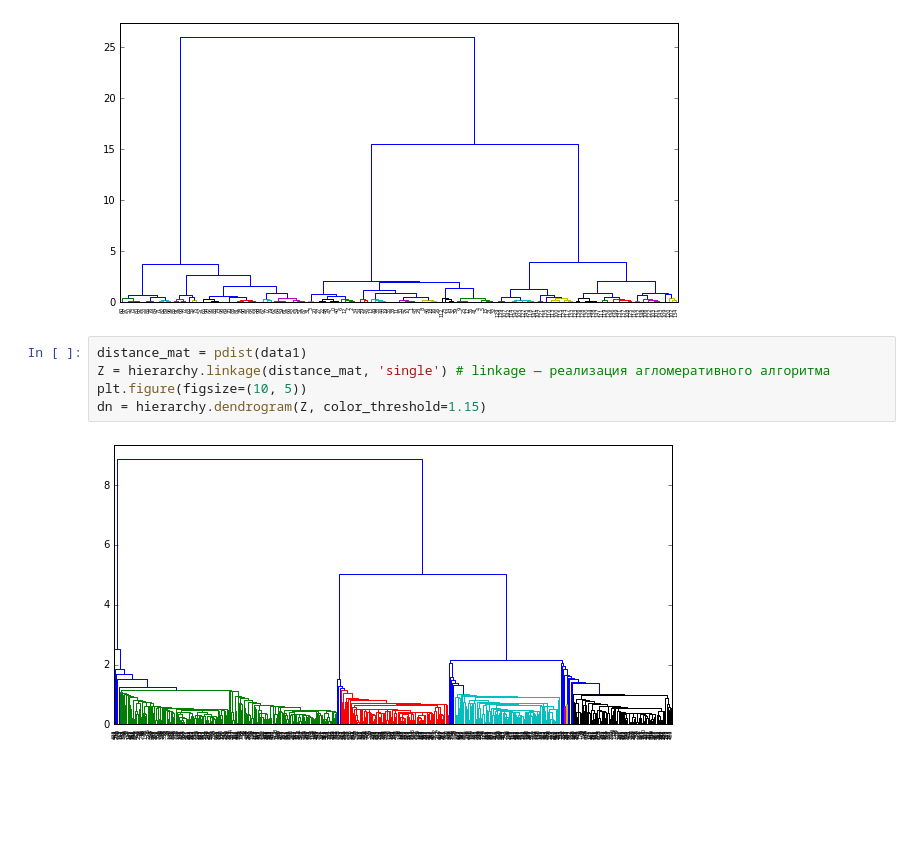
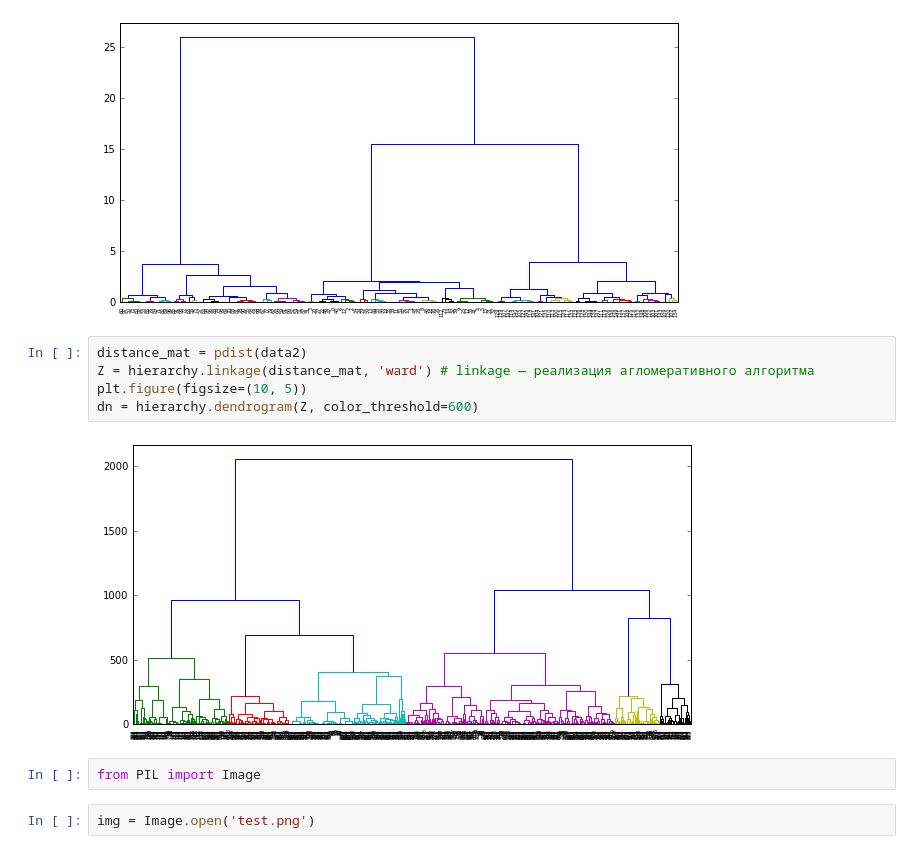
Before and after one commit to nikita270a/DS_lecs, a Jupyter notebook: sem_5/class_5.ipynb, the cells around one changed output. Drawn from its saved outputs; the diff is of its cells as text; blank space fills up the shorter version.

```diff
--- a/sem_5/class_5.ipynb
+++ b/sem_5/class_5.ipynb
@@ -258,9 +283,13 @@ dn = hierarchy.dendrogram(Z, color_threshold=0.5)
 # %% [output]
 [figure]
 # %%
-distance_mat = pdist(data1)
-Z = hierarchy.linkage(distance_mat, 'single') # linkage — реализация агломеративного алгоритма
+distance_mat = pdist(data2)
+Z = hierarchy.linkage(distance_mat, 'ward') # linkage — реализация агломеративного алгоритма
 plt.figure(figsize=(10, 5))
-dn = hierarchy.dendrogram(Z, color_threshold=1.15)
+dn = hierarchy.dendrogram(Z, color_threshold=600)
 # %% [output]
-[figure, old version]
+[figure, new version]
+# %%
+from PIL import Image
+# %%
+img = Image.open('test.png')
```
Also changed, not shown: parts of 22 cells of this notebook, 1 other file.
